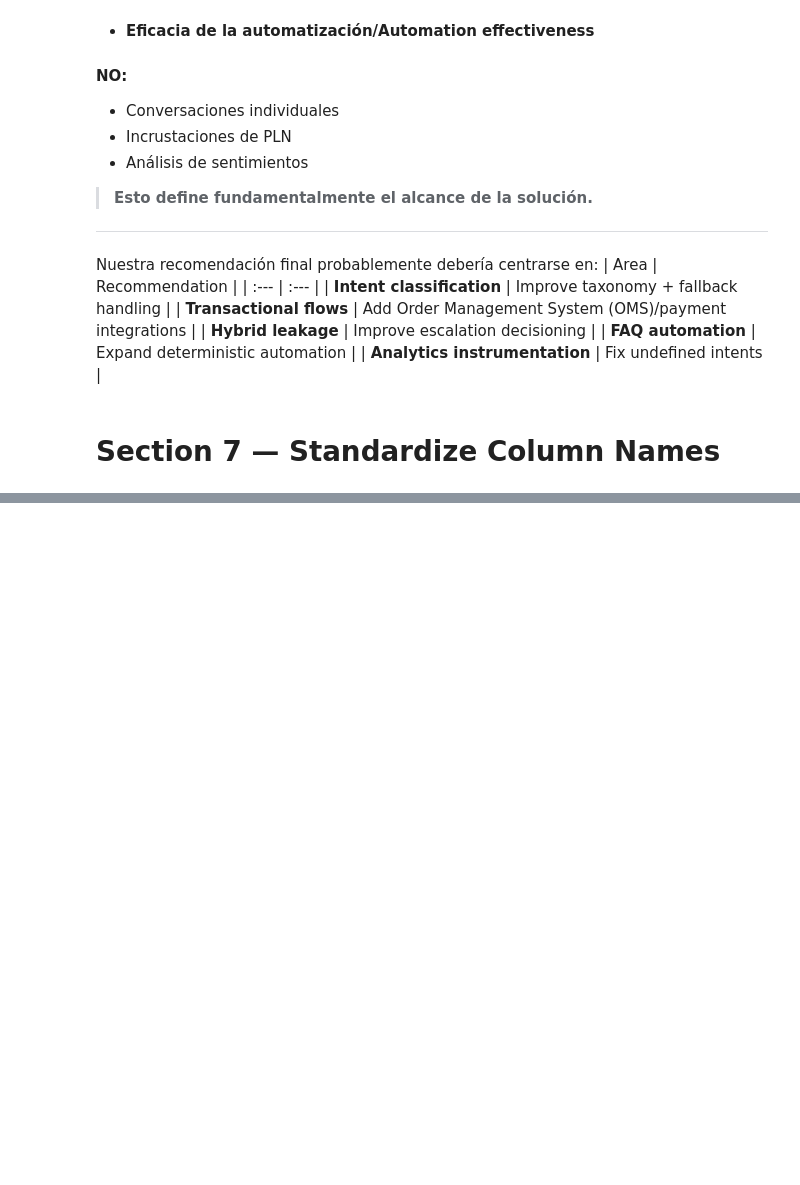
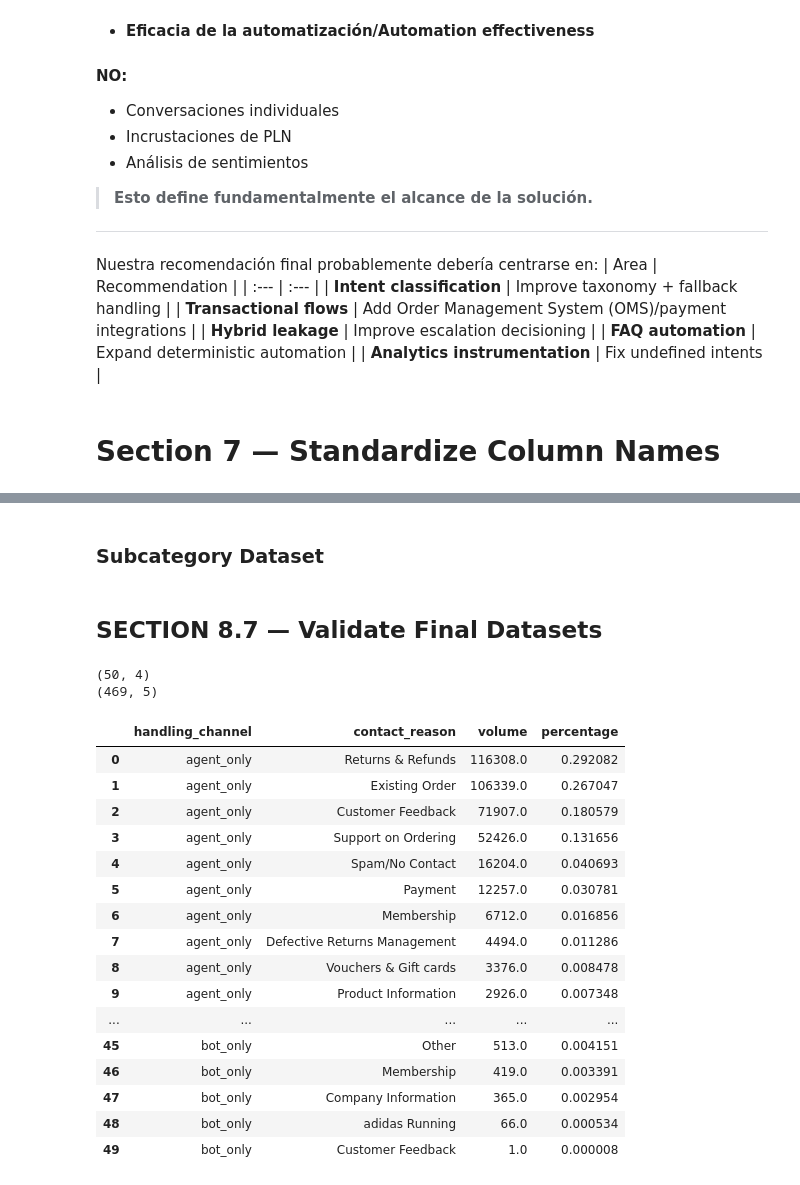
Before and after one commit to JuanjoRestrepo/TaskUS---Adidas-LAM-Chatbot-Analytics-Case, a Jupyter notebook: notebooks/notebooks/01_data_understanding.ipynb, the cells around one changed output, grey strips where cells are left out. Saved outputs shown, nothing was run; the diff lists cells and outputs as text; code cells hidden in the pictures; blank space fills up the shorter version.

Commit message:
Section 8 Done

```diff
--- a/notebooks/notebooks/01_data_understanding.ipynb
+++ b/notebooks/notebooks/01_data_understanding.ipynb
@@ -614,0 +793,10 @@ df_bot_clean = clean_columns(df_bot)
+# %%
+agent_category_df = build_category_table(
+    df=df_agent_clean,
+    handling_channel="agent_only",
+)
+
+agent_subcategory_df = build_subcategory_table(
+    df=df_agent_clean,
+    handling_channel="agent_only",
+)
@@ -614,0 +805,10 @@ df_bot_clean = clean_columns(df_bot)
+# %%
+hybrid_category_df = build_category_table(
+    df=df_hybrid_clean,
+    handling_channel="hybrid",
+)
+
+hybrid_subcategory_df = build_subcategory_table(
+    df=df_hybrid_clean,
+    handling_channel="hybrid",
+)
@@ -614,0 +817,10 @@ df_bot_clean = clean_columns(df_bot)
+# %%
+bot_category_df = build_category_table(
+    df=df_bot_clean,
+    handling_channel="bot_only",
+)
+
+bot_subcategory_df = build_subcategory_table(
+    df=df_bot_clean,
+    handling_channel="bot_only",
+)
@@ -614,0 +841,11 @@ df_bot_clean = clean_columns(df_bot)
+# %%
+categories_df = pd.concat(
+    [
+        agent_category_df,
+        hybrid_category_df,
+        bot_category_df,
+    ],
+    ignore_index=True,
+)
+# %% [markdown]
+### Subcategory Dataset
@@ -614,0 +861,28 @@ df_bot_clean = clean_columns(df_bot)
+# %% [markdown]
+## SECTION 8.7 — Validate Final Datasets
+# %%
+print(categories_df.shape)
+print(subcategories_df.shape)
+# %% [output]
+(50, 4)
+(469, 5)
+# %%
+categories_df
+# %% [output]
+|  | handling_channel | contact_reason | volume | percentage |
+| 0 | agent_only | Returns & Refunds | 116308.0 | 0.292082 |
+| 1 | agent_only | Existing Order | 106339.0 | 0.267047 |
+| 2 | agent_only | Customer Feedback | 71907.0 | 0.180579 |
+| 3 | agent_only | Support on Ordering | 52426.0 | 0.131656 |
+| 4 | agent_only | Spam/No Contact | 16204.0 | 0.040693 |
+| 5 | agent_only | Payment | 12257.0 | 0.030781 |
+| 6 | agent_only | Membership | 6712.0 | 0.016856 |
+| 7 | agent_only | Defective Returns Management | 4494.0 | 0.011286 |
+| 8 | agent_only | Vouchers & Gift cards | 3376.0 | 0.008478 |
+| 9 | agent_only | Product Information | 2926.0 | 0.007348 |
+| ... | ... | ... | ... | ... |
+| 45 | bot_only | Other | 513.0 | 0.004151 |
+| 46 | bot_only | Membership | 419.0 | 0.003391 |
+| 47 | bot_only | Company Information | 365.0 | 0.002954 |
+| 48 | bot_only | adidas Running | 66.0 | 0.000534 |
+| 49 | bot_only | Customer Feedback | 1.0 | 0.000008 |
```
Also changed, not shown: parts of 14 cells of this notebook.
